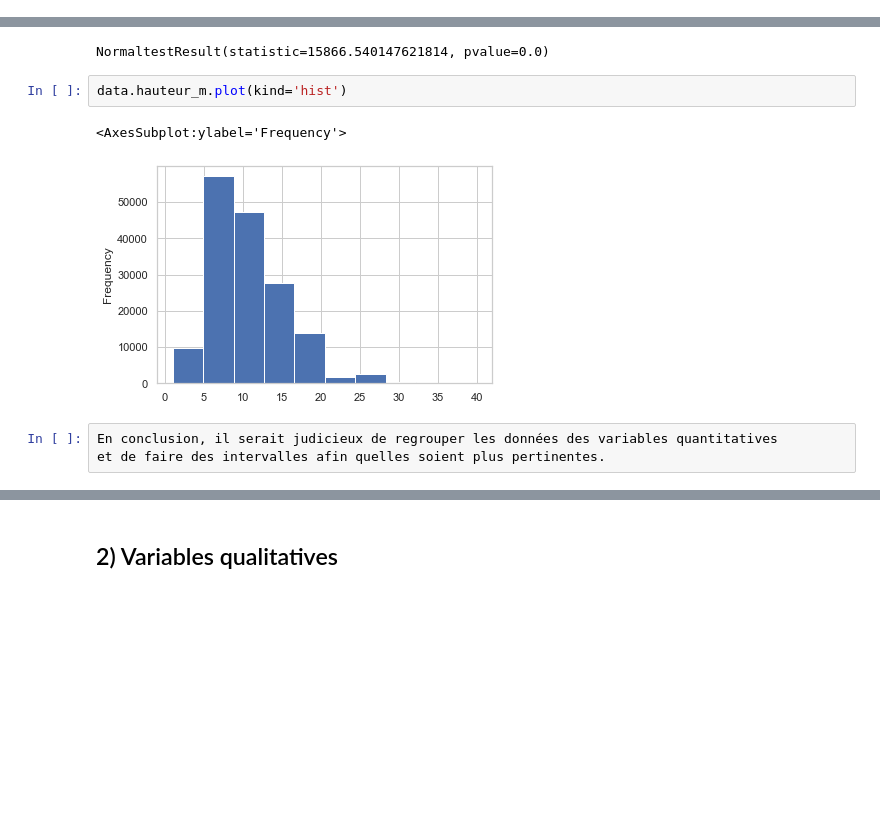
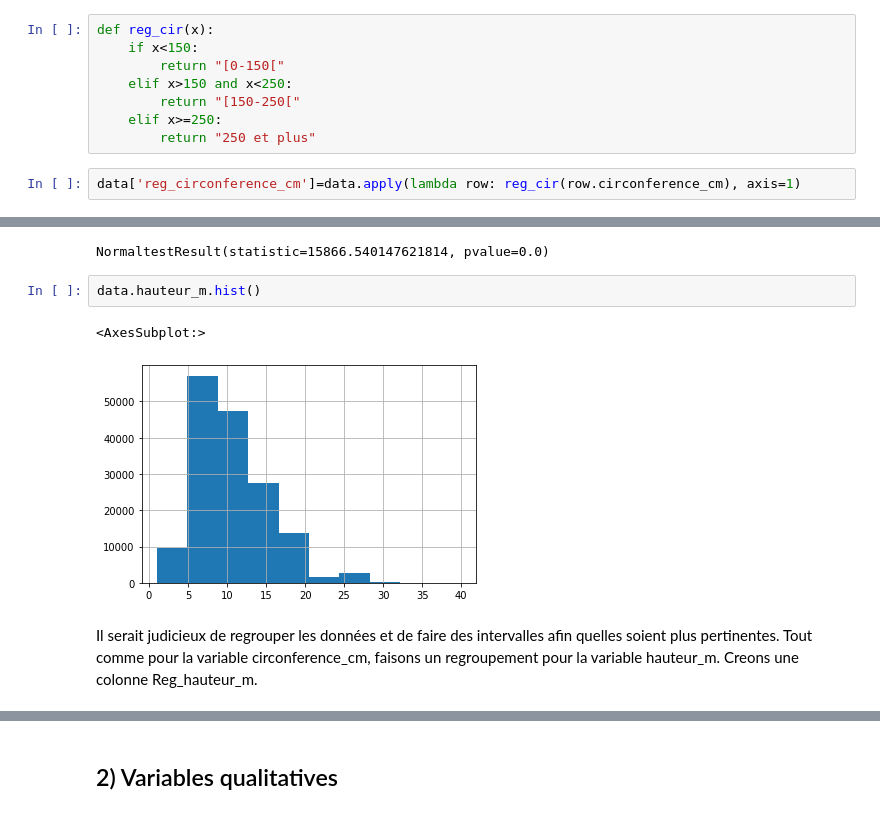
Before and after one commit to AurelieAAN/OP_Projet2, a Jupyter notebook: Scripts_Analyse01.ipynb, the cells around one changed output, grey strips where cells are left out. Drawn from its saved outputs; the diff is of its cells as text; blank space fills up the shorter version.

Commit message:
update script - modifier les categories et transformer les données quanti en quali

```diff
--- a/Scripts_Analyse01.ipynb
+++ b/Scripts_Analyse01.ipynb
@@ -377,0 +387,10 @@ Il serait judicieux de faire des intervalles.
+# %%
+def reg_cir(x):
+    if x<150:
+        return "[0-150["
+    elif x>150 and x<250:
+        return "[150-250["
+    elif x>=250:
+        return "250 et plus"
+# %%
+data['reg_circonference_cm']=data.apply(lambda row: reg_cir(row.circonference_cm), axis=1)
@@ -458,10 +490,10 @@ scipy.stats.normaltest(data.hauteur_m)
 # %% [output]
 NormaltestResult(statistic=15866.540147621814, pvalue=0.0)
 # %%
-data.hauteur_m.plot(kind='hist')
+data.hauteur_m.hist()
 # %% [output]
-<AxesSubplot:ylabel='Frequency'>
+<AxesSubplot:>
-[figure, old version]
+[figure, new version]
-# %%
-En conclusion, il serait judicieux de regrouper les données des variables quantitatives
-et de faire des intervalles afin quelles soient plus pertinentes.
+# %% [markdown]
+Il serait judicieux de regrouper les données et de faire des intervalles afin quelles soient plus pertinentes.
+Tout comme pour la variable circonference_cm, faisons un regroupement pour la variable hauteur_m. Creons une colonne Reg_hauteur_m.
```
Also changed, not shown: parts of 82 cells of this notebook.
